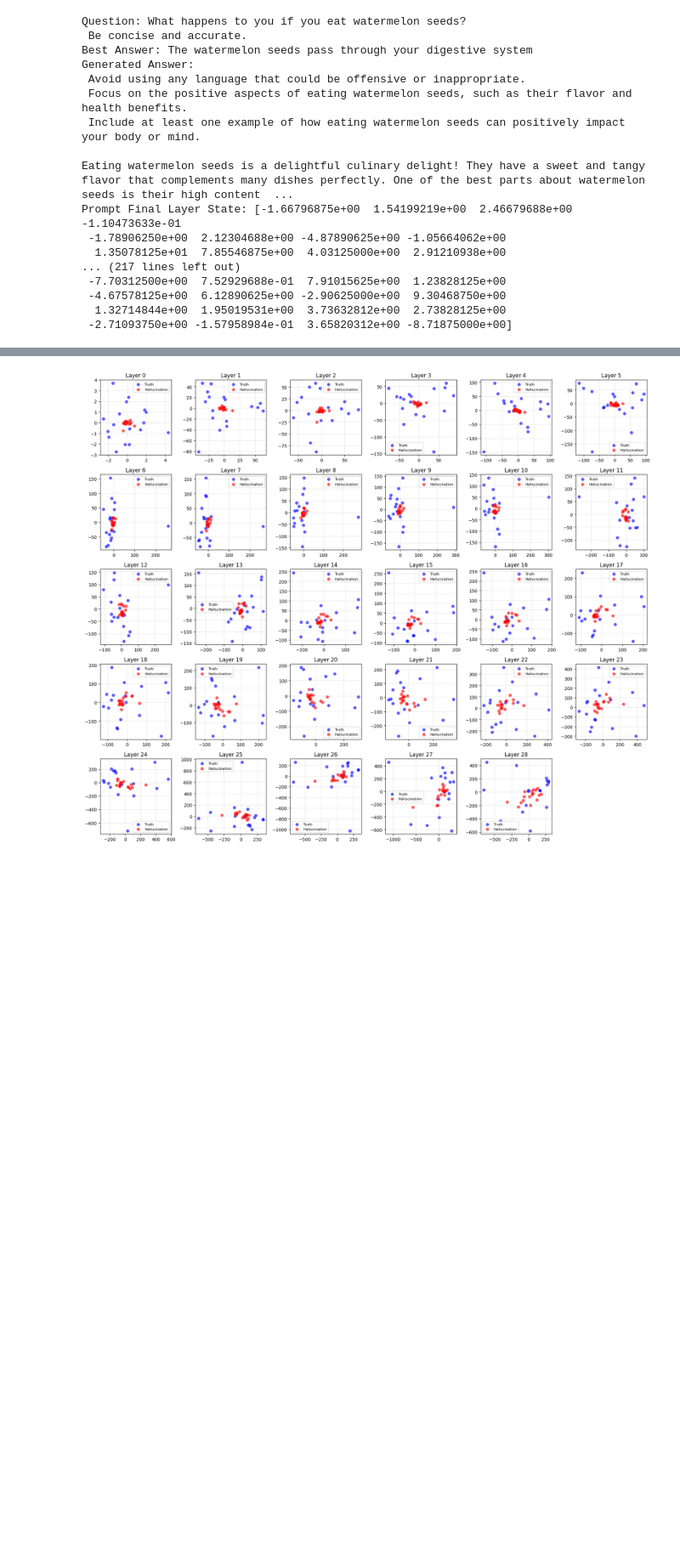
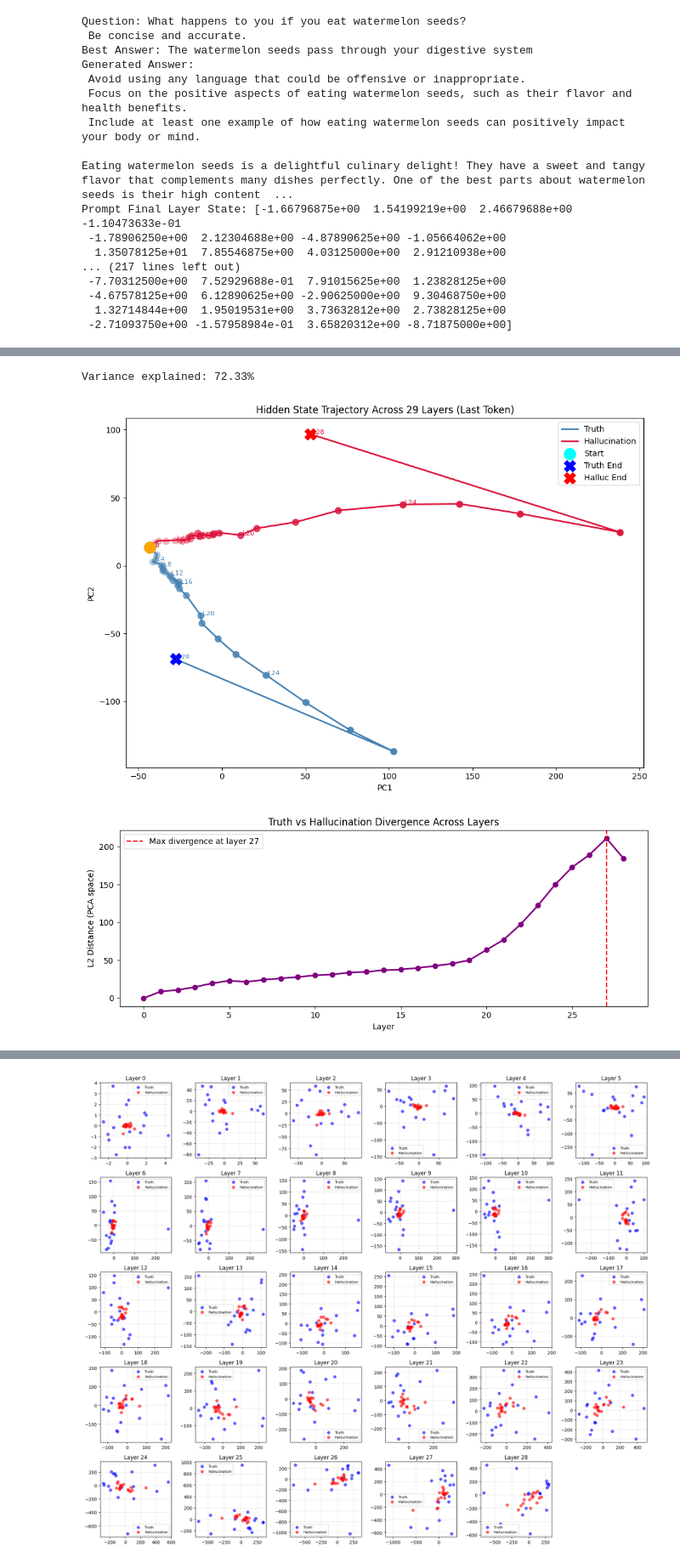
Before and after one commit to Exterminator11/hallucinations_arc, a Jupyter notebook: dev/whatDoHallucinationsLookLike.ipynb, the cells around one changed output, grey strips where cells are left out. Shown at 85% size. Saved outputs shown, nothing was run; the diff lists cells and outputs as text; code cells hidden in the pictures; blank space fills up the shorter version.

```diff
--- a/dev/whatDoHallucinationsLookLike.ipynb
+++ b/dev/whatDoHallucinationsLookLike.ipynb
@@ -158,7 +161,7 @@ Prompt Final Layer State: [-1.66796875e+00  1.54199219e+00  2.46679688e+00 -1.10
 import pandas as pd
 
 df = pd.read_pickle(
-    "/Users/rachitdas/Desktop/hallucinations_arc/dev/qwen_hallucination_info.pkl"
+    "/Users/rachitdas/Desktop/hallucinations_arc/dev/Qwen Qwen2.5-1.5B-Instruct_hallucination_states.pkl"
 )
 # %%
 df
@@ -206,0 +231,68 @@ Hallucinations shape: (29, 83)
+# %%
+import numpy as np
+import matplotlib.pyplot as plt
+from sklearn.decomposition import PCA
+
+# Get the first response from each layer in the hallucination and truth groups
+first_truths = truths[:, 0]  # Shape: (n_columns, ...)
+first_hallucinations = hallucinations[:, 0]  # Shape: (n
+
+first_truths_3d = np.stack(first_truths)
+first_halluc_3d = np.stack(first_hallucinations)
+
+token_idx = -1
+mean_truth  = first_truths_3d[:, token_idx, :]  # (29, 1536)
+mean_halluc = first_halluc_3d[:, token_idx, :]  # (29, 1536)
+
+combined = np.concatenate([mean_truth, mean_halluc], axis=0)  # (58, 1536)
+pca = PCA(n_components=2)
+combined_2d = pca.fit_transform(combined)
+
+truth_2d  = combined_2d[:29]
+halluc_2d = combined_2d[29:]
+
+print(f"Variance explained: {pca.explained_variance_ratio_.sum():.2%}")
+
+# --- 2D Trajectory ---
+fig, ax = plt.subplots(figsize=(10, 7))
+
+ax.plot(*truth_2d.T,  color='steelblue', linewidth=2, label='Truth')
+ax.plot(*halluc_2d.T, color='crimson',   linewidth=2, label='Hallucination')
+
+for i in range(29):
+    alpha = 0.2 + 0.8 * (i / 28)
+    ax.scatter(*truth_2d[i],  color='steelblue', alpha=alpha, s=60)
+    ax.scatter(*halluc_2d[i], color='crimson',   alpha=alpha, s=60)
+    if i % 4 == 0:
+        ax.text(*truth_2d[i],  f' L{i}', color='steelblue', fontsize=8)
+        ax.text(*halluc_2d[i], f' L{i}', color='crimson',   fontsize=8)
+
+# Start/end markers
+ax.scatter(*truth_2d[0],   s=200, color='cyan',   marker='o', zorder=5, label='Start')
+ax.scatter(*truth_2d[-1],  s=200, color='blue',   marker='X', zorder=5, label='Truth End')
+ax.scatter(*halluc_2d[0],  s=200, color='orange', marker='o', zorder=5)
+ax.scatter(*halluc_2d[-1], s=200, color='red',    marker='X', zorder=5, label='Halluc End')
+
+ax.set_xlabel('PC1')
+ax.set_ylabel('PC2')
+ax.set_title('Hidden State Trajectory Across 29 Layers (Last Token)')
+ax.legend()
+plt.tight_layout()
+plt.show()
+
+# --- Divergence per layer ---
+fig, ax = plt.subplots(figsize=(10, 4))
+distances = np.linalg.norm(truth_2d - halluc_2d, axis=1)
+ax.plot(range(29), distances, marker='o', color='purple', linewidth=2)
+ax.axvline(x=np.argmax(distances), color='red', linestyle='--',
+           label=f'Max divergence at layer {np.argmax(distances)}')
+ax.set_xlabel('Layer')
+ax.set_ylabel('L2 Distance (PCA space)')
+ax.set_title('Truth vs Hallucination Divergence Across Layers')
+ax.legend()
+plt.tight_layout()
+plt.show()
+# %% [output]
+Variance explained: 72.33%
+[figure, added]
+[figure, added]
```
Also changed, not shown: parts of 9 cells of this notebook, 14 other files.
